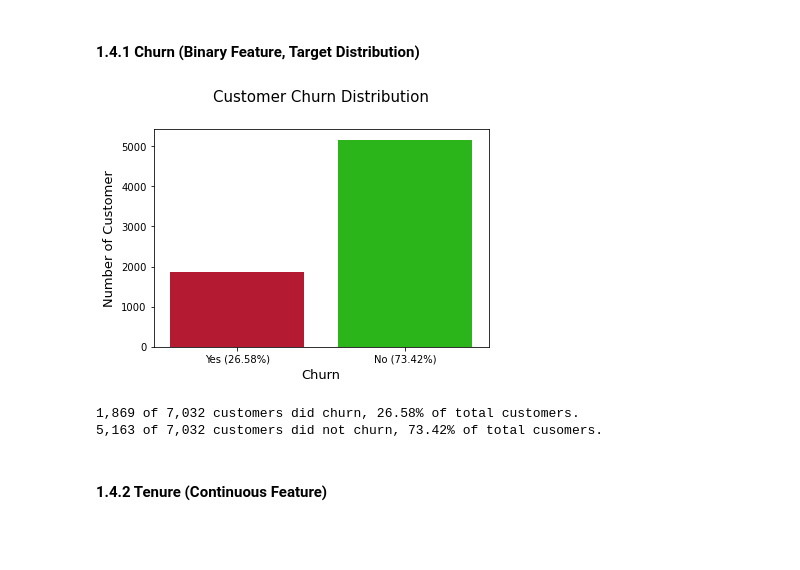
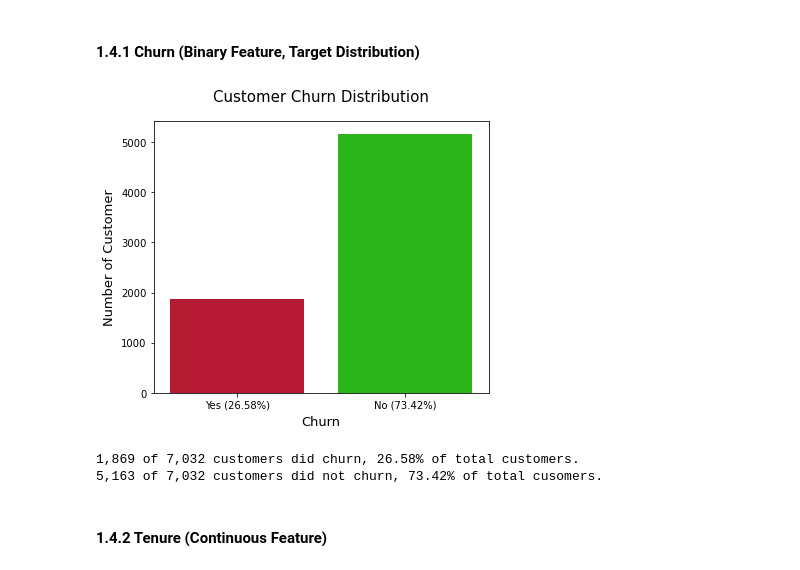
Before and after one commit to muhammadrifki1992/Project, a Jupyter notebook: Project2.ipynb, the cells around one changed output. Cells and saved outputs as stored; diff of their text form; code cells hidden in the pictures; blank space fills up the shorter version.

```diff
--- a/Project2.ipynb
+++ b/Project2.ipynb
@@ -251,27 +251,27 @@ Categories (2, object): ['No', 'Yes']
 # %%
 churn_yes = df1['Churn'].value_counts()[1]
 churn_no = df1['Churn'].value_counts()[0]
 churn_yes_per = churn_yes / df1.shape[0] * 100
 churn_no_per = churn_no / df1.shape[0] * 100
 
 
 #Visualization
 with sns.color_palette(['#cf0022', '#18cf00']):
-    plt.figure(figsize=(6, 4))
+    plt.figure(figsize=(6, 5))
     sns.countplot(x=df1['Churn'], order=['Yes', 'No'])
     plt.xlabel('Churn', size=13, labelpad=5)
     plt.ylabel('Number of Customer', size=13, labelpad=5)
     plt.xticks((1, 0), ['No ({0:.2f}%)'.format(churn_no_per), 'Yes ({0:.2f}%)'.format(churn_yes_per)])
-    plt.title('Customer Churn Distribution', size=15, y=1.10)
+    plt.title('Customer Churn Distribution', size=15, y=1.05)
 
 plt.show()
 
 
 #Summary
 print('\n\n{:,} of {:,} customers did churn, {:.2f}% of total customers.'.format(churn_yes, df1.shape[0], churn_yes_per))
 print('{:,} of {:,} customers did not churn, {:.2f}% of total cusomers.'.format(churn_no, df1.shape[0], churn_no_per))
 # %% [output]
-[figure, old version]
+[figure, new version]
 1,869 of 7,032 customers did churn, 26.58% of total customers.
 5,163 of 7,032 customers did not churn, 73.42% of total cusomers.
 # %% [markdown]
```
Also changed, not shown: parts of 12 cells of this notebook.
